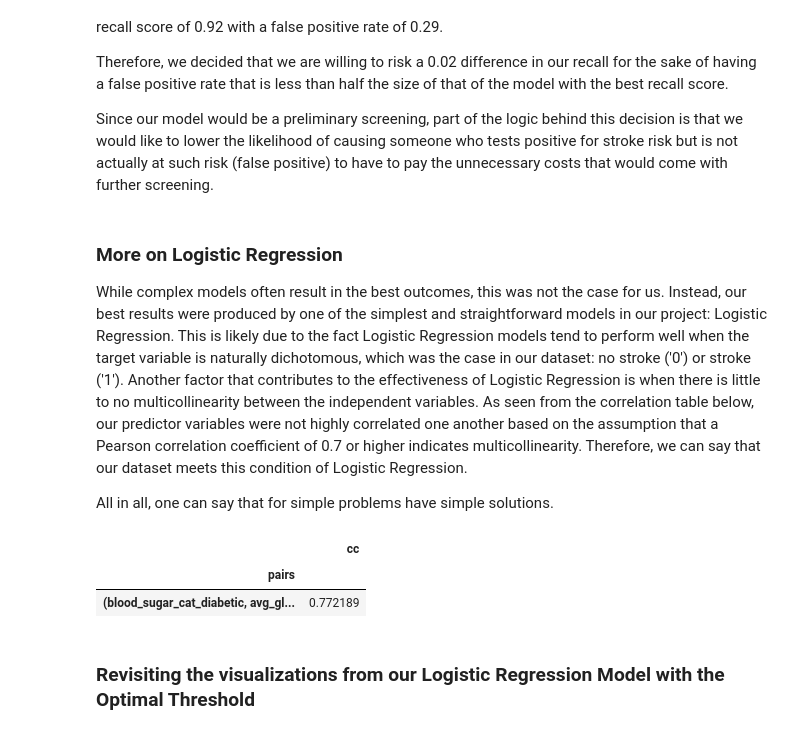
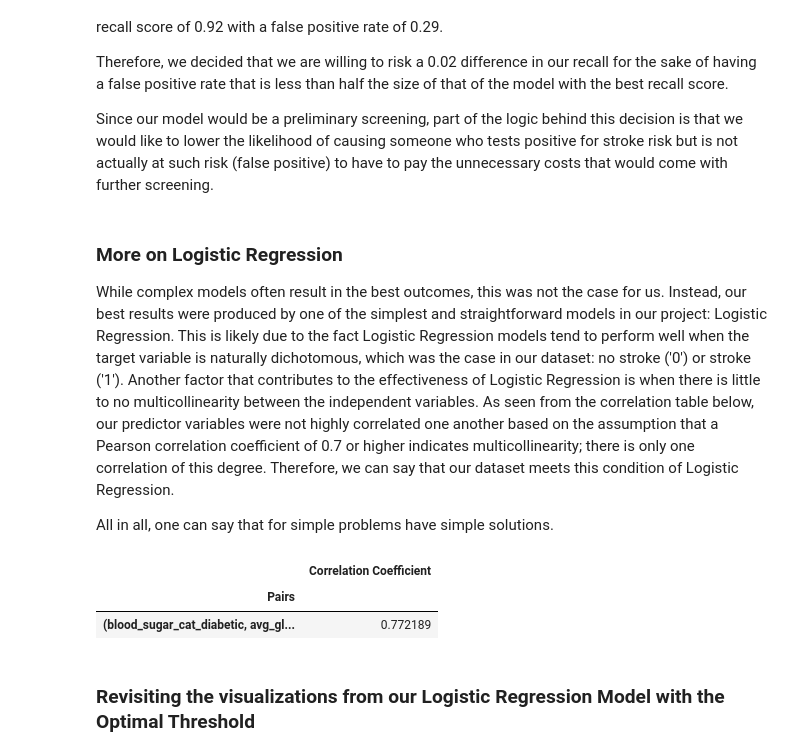
Before and after one commit to jordanate/machine-learning-classification, a Jupyter notebook: stroke-machine-learning-classification.ipynb, the cells around one changed output. Drawn from its saved outputs; the diff is of its cells as text; code cells hidden in the pictures.

```diff
--- a/stroke-machine-learning-classification.ipynb
+++ b/stroke-machine-learning-classification.ipynb
@@ -931,36 +931,36 @@ Since our model would be a preliminary screening, part of the logic behind this
 # %% [markdown]
 ### More on Logistic Regression
 
-While complex models often result in the best outcomes, this was not the case for us. Instead, our best results were produced by one of the simplest and straightforward models in our project: Logistic Regression. This is likely due to the fact Logistic Regression models tend to perform well when the target variable is naturally dichotomous, which was the case in our dataset: no stroke ('0') or stroke ('1'). Another factor that contributes to the effectiveness of Logistic Regression is when there is little to no multicollinearity between the independent variables. As seen from the correlation table below, our predictor variables were not highly correlated one another based on the assumption that a Pearson correlation coefficient of 0.7 or higher indicates multicollinearity. Therefore, we can say that our dataset meets this condition of Logistic Regression.
+While complex models often result in the best outcomes, this was not the case for us. Instead, our best results were produced by one of the simplest and straightforward models in our project: Logistic Regression. This is likely due to the fact Logistic Regression models tend to perform well when the target variable is naturally dichotomous, which was the case in our dataset: no stroke ('0') or stroke ('1'). Another factor that contributes to the effectiveness of Logistic Regression is when there is little to no multicollinearity between the independent variables. As seen from the correlation table below, our predictor variables were not highly correlated one another based on the assumption that a Pearson correlation coefficient of 0.7 or higher indicates multicollinearity; there is only one correlation of this degree. Therefore, we can say that our dataset meets this condition of Logistic Regression.
 
 All in all, one can say that for simple problems have simple solutions.
 # %%
 
 # Making a correlation table to assess multicollinearity
 correlation_table = X_train.corr().abs().stack().reset_index().sort_values(0, ascending=False)
 
 # Zip the variable name columns (which were only named level_0 and level_1 by default) in a new column named 'pairs'
 correlation_table['Pairs'] = list(zip(correlation_table.level_0, correlation_table.level_1))
 
 # Set index to 'pairs'
 correlation_table.set_index(['Pairs'], inplace = True)
 
 # Drop level columns
 correlation_table.drop(columns=['level_1', 'level_0'], inplace = True)
 
 # Rename correlation column as cc rather than 0
 correlation_table.columns = ['Correlation Coefficient']
 
 # Limiting the correlation table to show the highest correlations - not including those that are equal to 1
-correlation_table = correlation_table.loc[(correlation_table['cc']>=.7) & (correlation_table['cc'] <1)]
+correlation_table = correlation_table.loc[(correlation_table['Correlation Coefficient']>=.7) & (correlation_table['Correlation Coefficient'] <1)]
 
 # Dropping duplicates
 correlation_table.drop_duplicates(inplace = True)
 
 correlation_table
 # %% [output]
-|  | cc |
-| pairs |  |
+|  | Correlation Coefficient |
+| Pairs |  |
 | (blood_sugar_cat_diabetic, avg_gl... | 0.772189 |
 # %% [markdown]
 ### Revisiting the visualizations from our Logistic Regression Model with the Optimal Threshold
```
